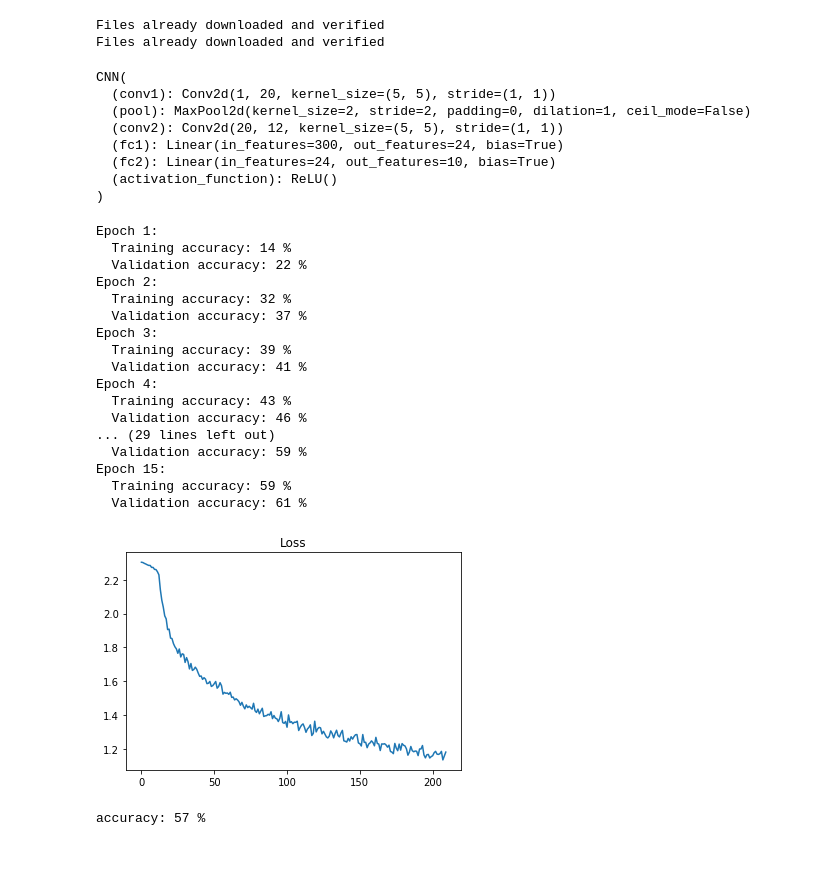
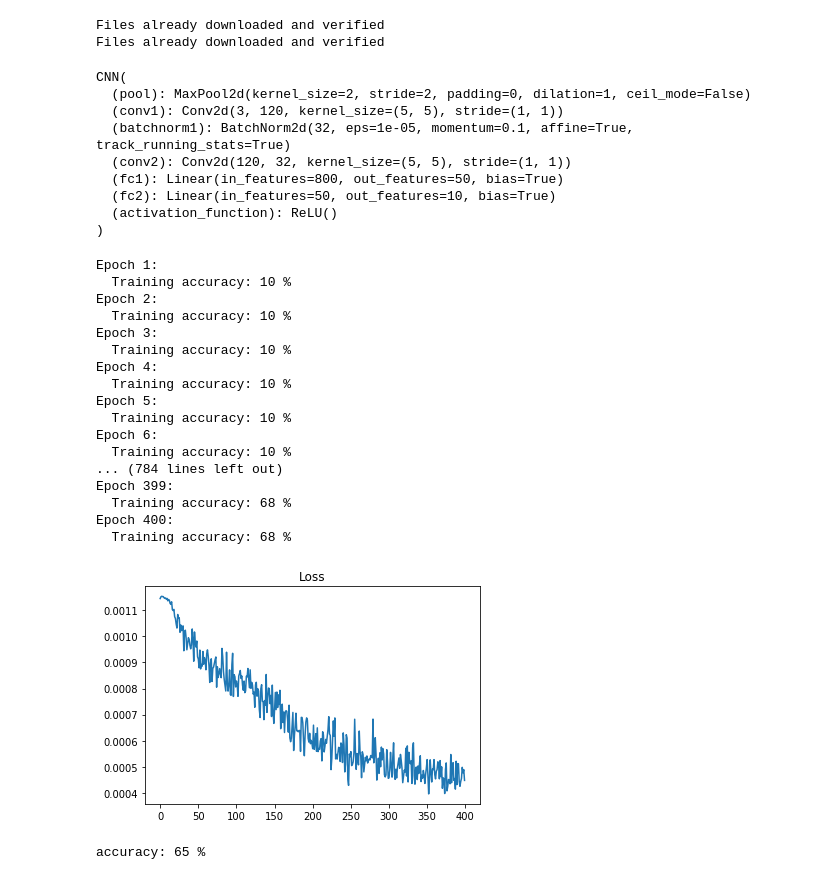
Before and after one commit to ArthurSiqueiraS/CNN-CIFAR10, a Jupyter notebook: CNN CIFAR10.ipynb, the cells around one changed output. Drawn from its saved outputs; the diff is of its cells as text; code cells hidden in the pictures.

```diff
--- a/CNN CIFAR10.ipynb
+++ b/CNN CIFAR10.ipynb
@@ -32,22 +32,31 @@ dataset_test = torchvision.datasets.CIFAR10(root='./data', train=False,
 Files already downloaded and verified
 Files already downloaded and verified
 # %%
-train_loader = DataLoader(dataset=dataset_train, shuffle=True, batch_size=5)
-test_loader = DataLoader(dataset=dataset_test, shuffle=False, batch_size=5)
+train_loader = DataLoader(dataset=dataset_train, shuffle=True, batch_size=128)
+test_loader = DataLoader(dataset=dataset_test, shuffle=False, batch_size=128)
 # %%
 class CNN(nn.Module):
     def __init__(self):
         super(CNN, self).__init__()
-        self.conv1 = nn.Conv2d(1, 20, 5)
-        self.pool = nn.MaxPool2d(2, 2)
-        self.conv2 = nn.Conv2d(20, 12, 5)
-        self.fc1 = nn.Linear(12 * 5 * 5, 24)
-        self.fc2 = nn.Linear(24, 10)
+        layers = {
+            'c1': 120,
+            'c2': 32,
+            'l1': 50,
+        }
+
+        self.layers = layers
+        self.pool = nn.MaxPool2d(2)
+        self.conv1 = nn.Conv2d(3, layers['c1'], 5)
+        self.batchnorm1 = nn.BatchNorm2d(layers['c1'])
+        self.conv2 = nn.Conv2d(layers['c1'], layers['c2'], 5)
+        self.batchnorm1 = nn.BatchNorm2d(layers['c2'])
+        self.fc1 = nn.Linear(layers['c2'] * 5 * 5, layers['l1'])
+        self.fc2 = nn.Linear(layers['l1'], 10)
         self.activation_function = nn.ReLU()
     def forward(self, x):
         x = self.pool(self.activation_function(self.conv1(x)))
         x = self.pool(self.activation_function(self.conv2(x)))
-        x = x.view(-1, 12 * 5 * 5)
+        x = x.view(-1, self.layers['c2'] * 5 * 5)
         x = self.activation_function(self.fc1(x))
         x = self.activation_function(self.fc2(x))
         return x
@@ -60,14 +69,15 @@ model.to(device)
 print(model)
 # %% [output]
 CNN(
-  (conv1): Conv2d(1, 20, kernel_size=(5, 5), stride=(1, 1))
   (pool): MaxPool2d(kernel_size=2, stride=2, padding=0, dilation=1, ceil_mode=False)
-  (conv2): Conv2d(20, 12, kernel_size=(5, 5), stride=(1, 1))
-  (fc1): Linear(in_features=300, out_features=24, bias=True)
-  (fc2): Linear(in_features=24, out_features=10, bias=True)
+  (conv1): Conv2d(3, 120, kernel_size=(5, 5), stride=(1, 1))
+  (batchnorm1): BatchNorm2d(32, eps=1e-05, momentum=0.1, affine=True, track_running_stats=True)
+  (conv2): Conv2d(120, 32, kernel_size=(5, 5), stride=(1, 1))
+  (fc1): Linear(in_features=800, out_features=50, bias=True)
+  (fc2): Linear(in_features=50, out_features=10, bias=True)
   (activation_function): ReLU()
 )
 # %%
-optimizer = torch.optim.SGD(model.parameters(), lr = 0.005)
+optimizer = torch.optim.SGD(model.parameters(), lr = 0.001)
 loss_fn = torch.nn.CrossEntropyLoss()
 # %%
@@ -131,27 +119,27 @@ def train(epochs, validate=False):
     plt.plot(losses)
     plt.title("Loss")
     plt.show()
-# %%
-train(15, validate=True)
-# %% [output]
-Epoch 1:
-  Training accuracy: 14 %
-  Validation accuracy: 22 %
-Epoch 2:
-  Training accuracy: 32 %
-  Validation accuracy: 37 %
-Epoch 3:
-  Training accuracy: 39 %
-  Validation accuracy: 41 %
-Epoch 4:
-  Training accuracy: 43 %
-  Validation accuracy: 46 %
-... (29 lines left out)
-  Validation accuracy: 59 %
-Epoch 15:
-  Training accuracy: 59 %
-  Validation accuracy: 61 %
-[figure, removed]
+# %%
+train(400)
+# %% [output]
+Epoch 1:
+  Training accuracy: 10 %
+Epoch 2:
+  Training accuracy: 10 %
+Epoch 3:
+  Training accuracy: 10 %
+Epoch 4:
+  Training accuracy: 10 %
+Epoch 5:
+  Training accuracy: 10 %
+Epoch 6:
+  Training accuracy: 10 %
+... (784 lines left out)
+Epoch 399:
+  Training accuracy: 68 %
+Epoch 400:
+  Training accuracy: 68 %
+[figure, added]
 # %%
 correct = 0
 total = 0
@@ -168,4 +156,4 @@ with torch.no_grad():
 print('accuracy: %d %%' % (
     100 * correct / total))
 # %% [output]
-accuracy: 57 %
+accuracy: 65 %
```
Also changed, not shown: parts of 3 cells of this notebook.
